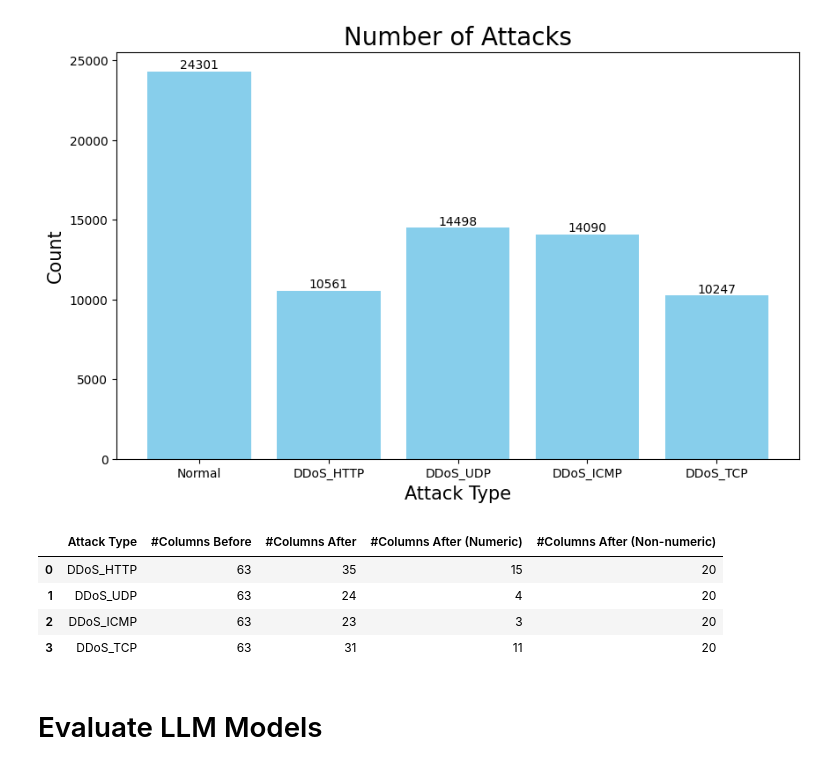
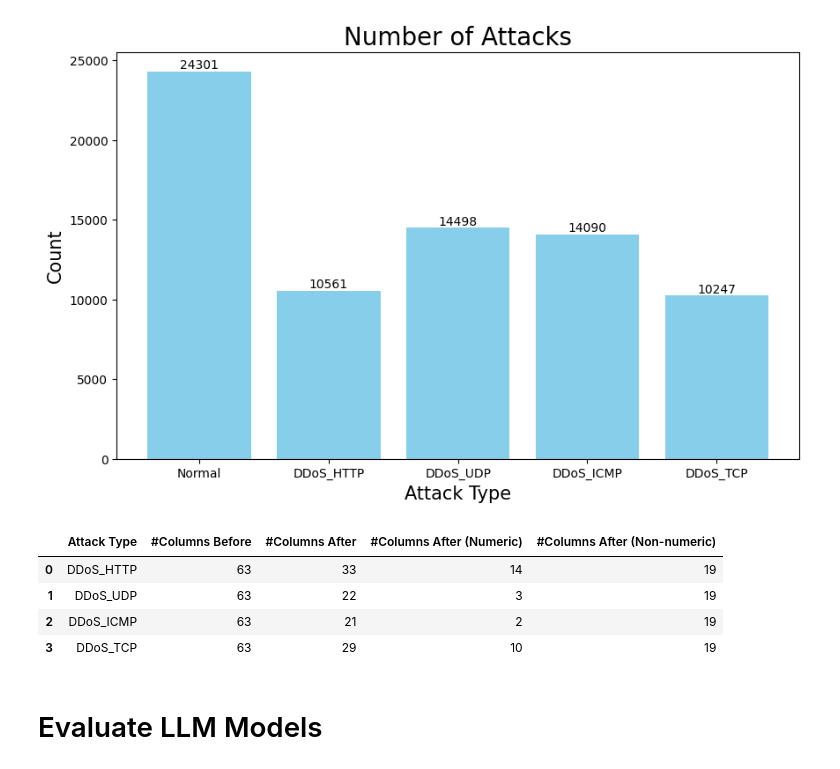
Before and after one commit to binodmx/iot-hids-pg, a Jupyter notebook: llm-demo-1.ipynb, the cells around one changed output. Cells and saved outputs as stored; diff of their text form; code cells hidden in the pictures.

```diff
--- a/llm-demo-1.ipynb
+++ b/llm-demo-1.ipynb
@@ -94,7 +94,7 @@ for attack_type in attack_types:
     columns_all = ddos_dfs[attack_type].columns
     columns_numeric = ddos_dfs[attack_type].select_dtypes(include=[np.number]).columns
     columns_non_numeric = [i for i in columns_all if i not in columns_numeric]
-    columns_to_drop[attack_type] = []
+    columns_to_drop[attack_type] = ['Attack_label', 'Attack_type']
     for c in columns_numeric:
         if ddos_dfs[attack_type][c].mean() == 0:
             columns_to_drop[attack_type].append(c)
@@ -110,37 +110,37 @@ for attack_type in attack_types:
     columns_count_data["#Columns After"].append(len(ddos_dfs[attack_type].columns))
     columns_all = ddos_dfs[attack_type].columns
     columns_numeric = ddos_dfs[attack_type].select_dtypes(include=[np.number]).columns
     columns_non_numeric = [i for i in columns_all if i not in columns_numeric]
     columns_count_data["#Columns After (Numeric)"].append(len(columns_numeric))
     columns_count_data["#Columns After (Non-numeric)"].append(len(columns_non_numeric))
 
 # Dropping intersection of columns with all zero values for Normal data
 # normal_df = df[df['Attack_type'] == 'Normal']
 # columns_to_drop_normal = []
 # for c in normal_df.columns:
 #     for attack_type in attack_types:
 #         if c not in columns_to_drop[attack_type]:
 #             break
 #     else:
 #         columns_to_drop_normal.append(c)
 # columns_count_data["Attack Type"].append("Normal")
 # columns_count_data["#Columns Before"].append(len(normal_df.columns))
 # normal_df.drop(columns_to_drop_normal, axis=1, inplace=True)
 # columns_count_data["#Columns After"].append(len(normal_df.columns))
 # columns_all = normal_df.columns
 # columns_numeric = normal_df.select_dtypes(include=[np.number]).columns
 # columns_non_numeric = [i for i in columns_all if i not in columns_numeric]
 # columns_count_data["#Columns After (Numeric)"].append(len(columns_numeric))
 # columns_count_data["#Columns After (Non-numeric)"].append(len(columns_non_numeric))
 
 columns_count_df = pd.DataFrame(columns_count_data)
 columns_count_df
 # %% [output]
 |  | Attack Type | #Columns Before | #Columns After | #Columns After (Numeric) | #Columns After (Non-numeric) |
-| 0 | DDoS_HTTP | 63 | 35 | 15 | 20 |
-| 1 | DDoS_UDP | 63 | 24 | 4 | 20 |
-| 2 | DDoS_ICMP | 63 | 23 | 3 | 20 |
-| 3 | DDoS_TCP | 63 | 31 | 11 | 20 |
+| 0 | DDoS_HTTP | 63 | 33 | 14 | 19 |
+| 1 | DDoS_UDP | 63 | 22 | 3 | 19 |
+| 2 | DDoS_ICMP | 63 | 21 | 2 | 19 |
+| 3 | DDoS_TCP | 63 | 29 | 10 | 19 |
 # %% [markdown]
 # Evaluate LLM Models
 # %%
```
Also changed, not shown: parts of 4 cells of this notebook, 2 other files.
